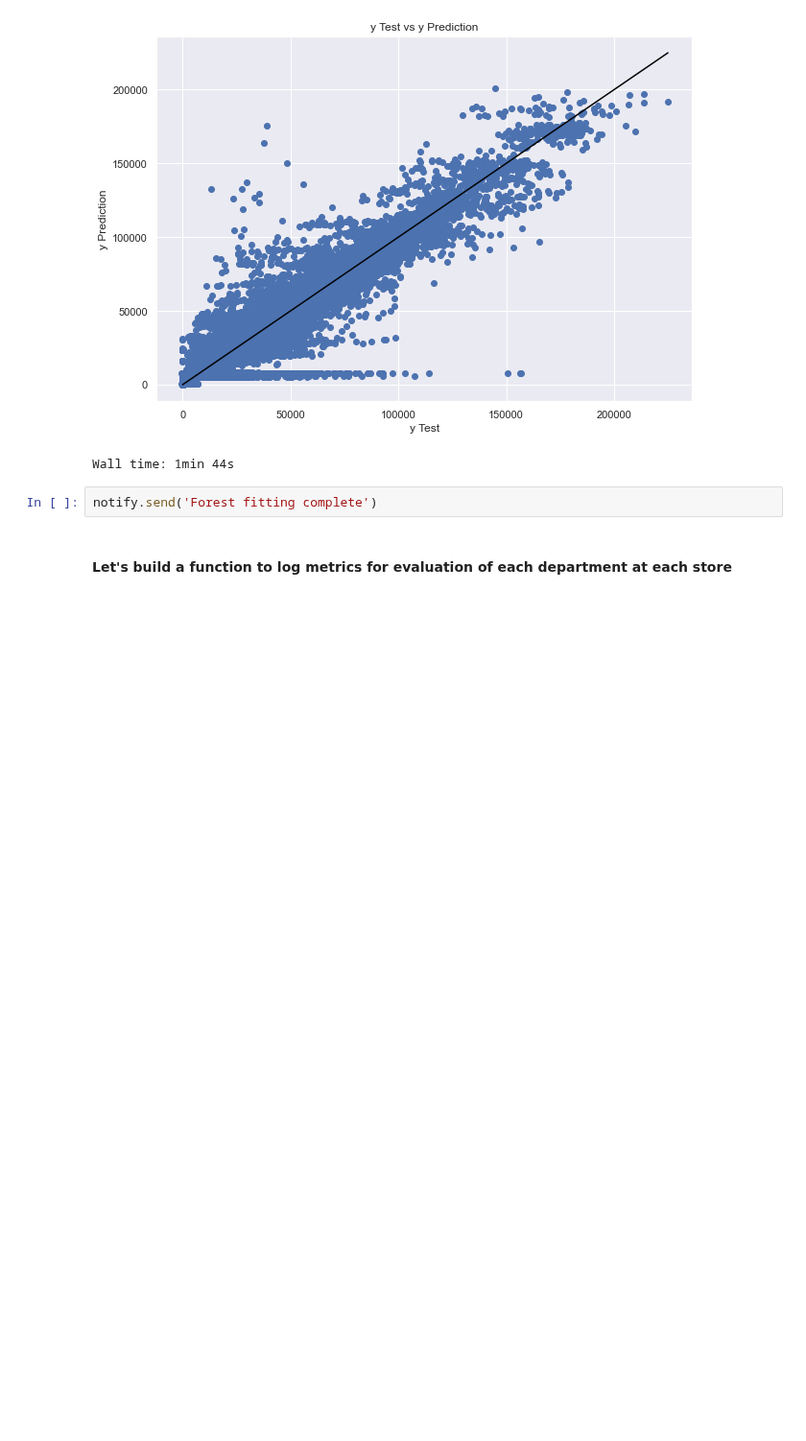
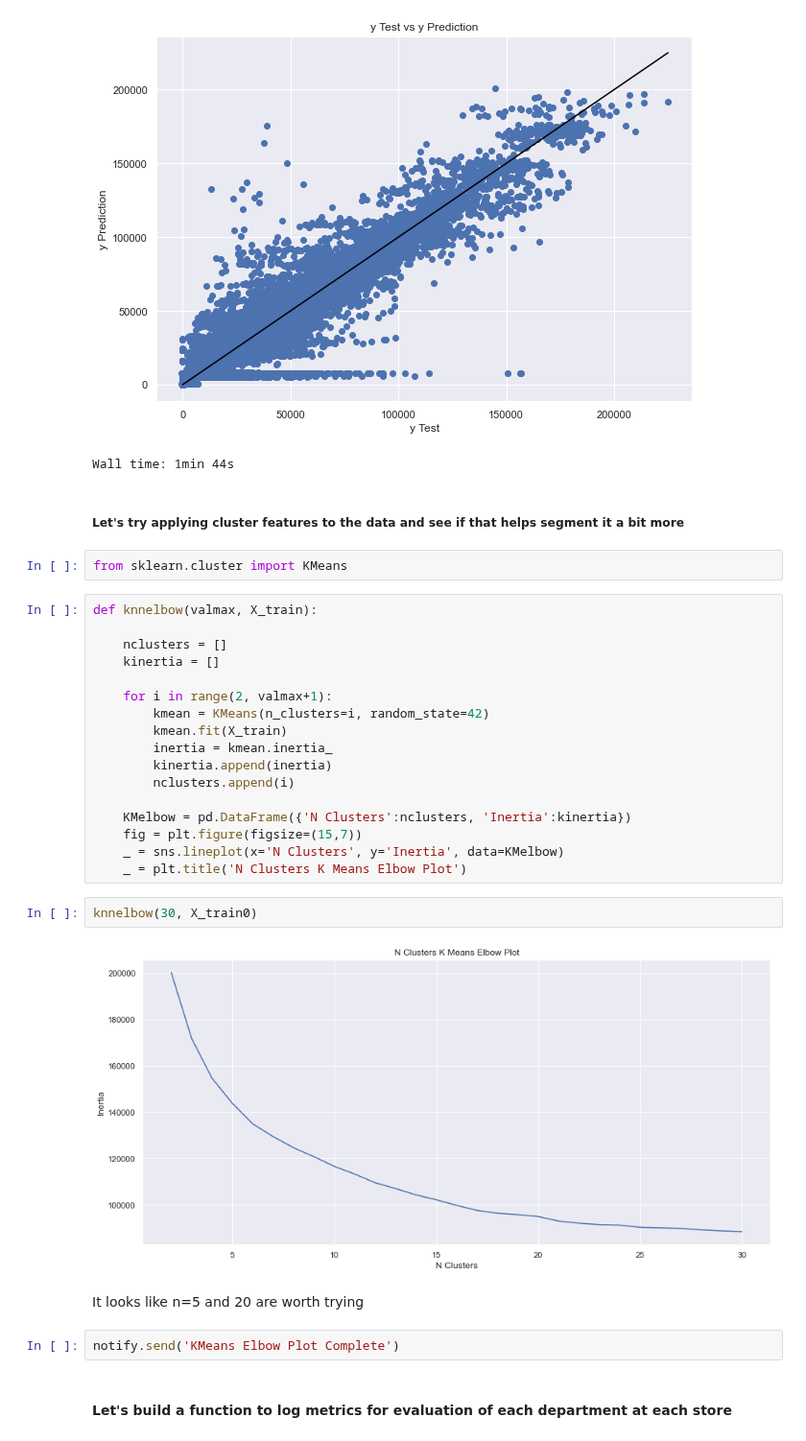
Before and after one commit to Dylan-C-Neal/capstone1-retail_forecasting, a Jupyter notebook: notebooks/C1S4-Modeling.ipynb, the cells around one changed output. Shown at 96% size. Saved outputs shown, nothing was run; the diff lists cells and outputs as text; blank space fills up the shorter version.

Commit message:
Created KMeans elbow plot

```diff
--- a/notebooks/C1S4-Modeling.ipynb
+++ b/notebooks/C1S4-Modeling.ipynb
@@ -434,8 +434,35 @@ R2 testing score = 0.9089
 Root-mean-squared test score 7870.0
 [figure]
 Wall time: 1min 44s
-# %%
-notify.send('Forest fitting complete')
+# %% [markdown]
+##### Let's try applying cluster features to the data and see if that helps segment it a bit more
+# %%
+from sklearn.cluster import KMeans
+# %%
+def knnelbow(valmax, X_train):
+
+    nclusters = []
+    kinertia = []
+
+    for i in range(2, valmax+1):
+        kmean = KMeans(n_clusters=i, random_state=42)
+        kmean.fit(X_train)
+        inertia = kmean.inertia_
+        kinertia.append(inertia)
+        nclusters.append(i)
+
+    KMelbow = pd.DataFrame({'N Clusters':nclusters, 'Inertia':kinertia})
+    fig = plt.figure(figsize=(15,7))
+    _ = sns.lineplot(x='N Clusters', y='Inertia', data=KMelbow)
+    _ = plt.title('N Clusters K Means Elbow Plot')
+# %%
+knnelbow(30, X_train0)
+# %% [output]
+[figure, added]
+# %% [markdown]
+It looks like n=5 and 20 are worth trying
+# %%
+notify.send('KMeans Elbow Plot Complete')
 # %% [markdown]
 #### Let's build a function to log metrics for evaluation of each department at each store
 # %%
```
